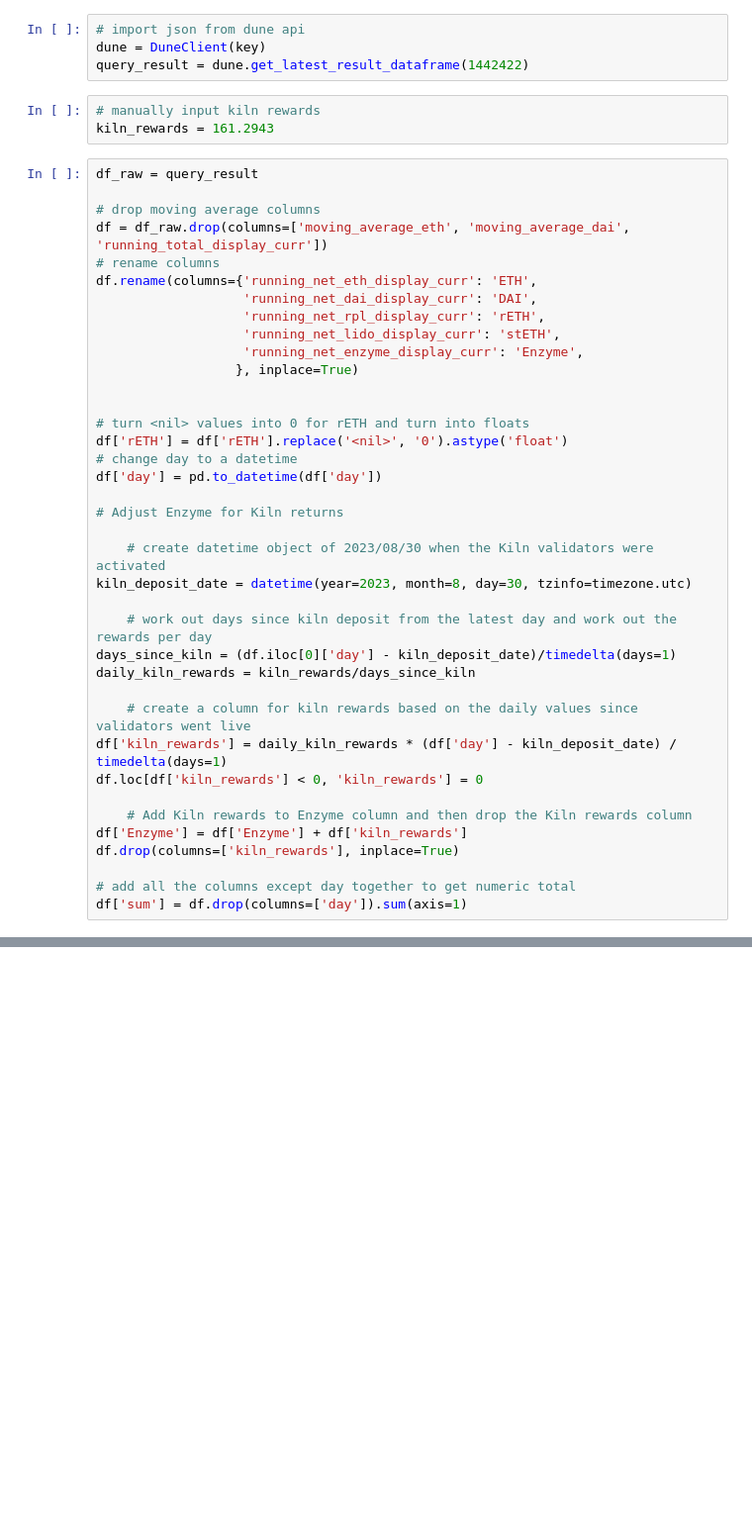
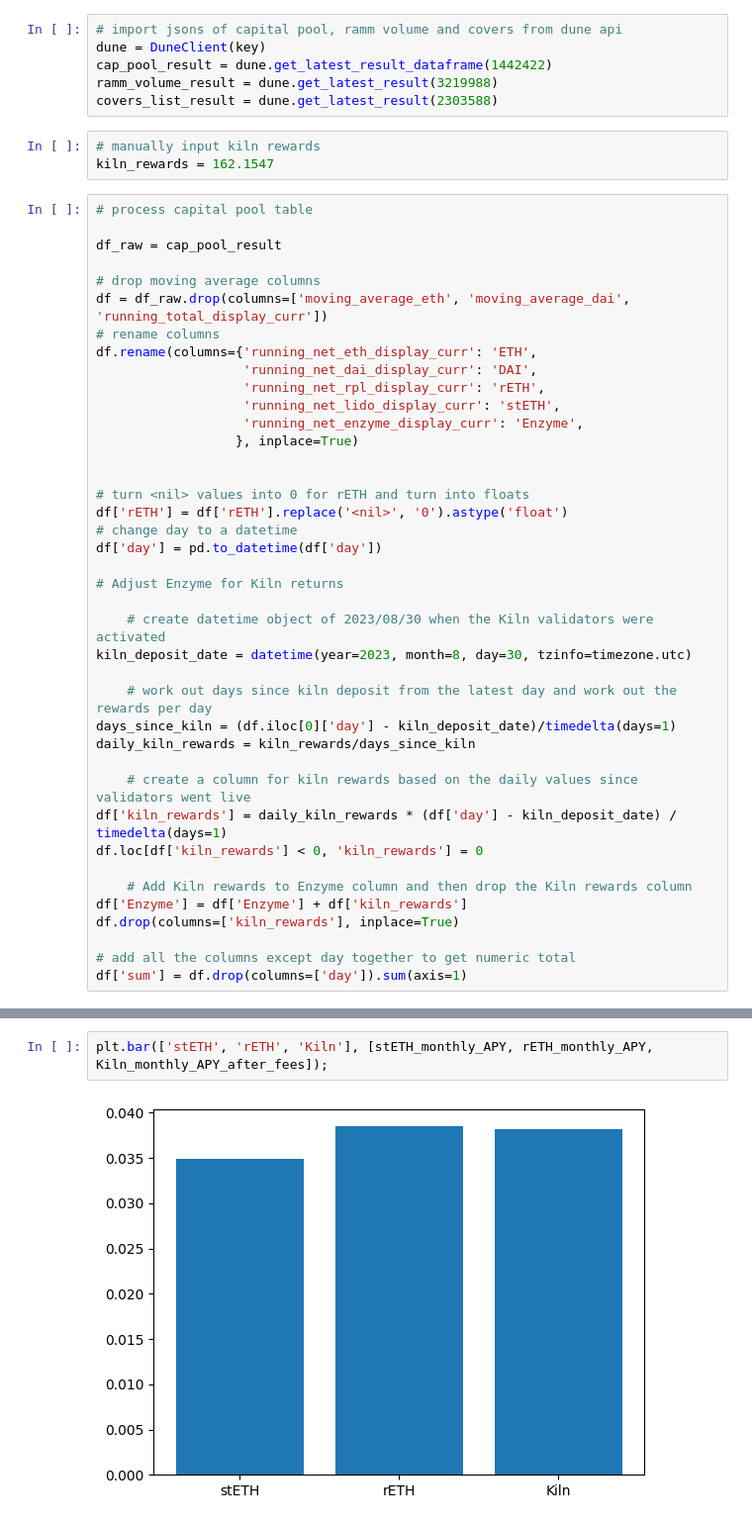
Before and after one commit to rmelbardis/InvestmentMonitoring, a Jupyter notebook: InvestmentMonitoring.ipynb, the cells around one changed output, grey strips where cells are left out. Shown: that part at 99% size. Drawn from its saved outputs; the diff is of its cells as text; blank space fills up the shorter version.

Commit message:
first graphs, add ramm volume & cover queries

```diff
--- a/InvestmentMonitoring.ipynb
+++ b/InvestmentMonitoring.ipynb
@@ -18,14 +19,18 @@ please provide us feedback at https://github.com/pandas-dev/pandas/issues/54466
 
   import pandas as pd
 # %%
-# import json from dune api
+# import jsons of capital pool, ramm volume and covers from dune api
 dune = DuneClient(key)
-query_result = dune.get_latest_result_dataframe(1442422)
+cap_pool_result = dune.get_latest_result_dataframe(1442422)
+ramm_volume_result = dune.get_latest_result(3219988)
+covers_list_result = dune.get_latest_result(2303588)
 # %%
 # manually input kiln rewards
-kiln_rewards = 161.2943
+kiln_rewards = 162.1547
 # %%
-df_raw = query_result
+# process capital pool table
+
+df_raw = cap_pool_result
 
 # drop moving average columns
 df = df_raw.drop(columns=['moving_average_eth', 'moving_average_dai', 'running_total_display_curr'])
@@ -138,0 +144,4 @@ All returns after fees
+# %%
+plt.bar(['stETH', 'rETH', 'Kiln'], [stETH_monthly_APY, rETH_monthly_APY, Kiln_monthly_APY_after_fees]);
+# %% [output]
+[figure, added]
```
Also changed, not shown: parts of 5 cells of this notebook, 1 other file.
